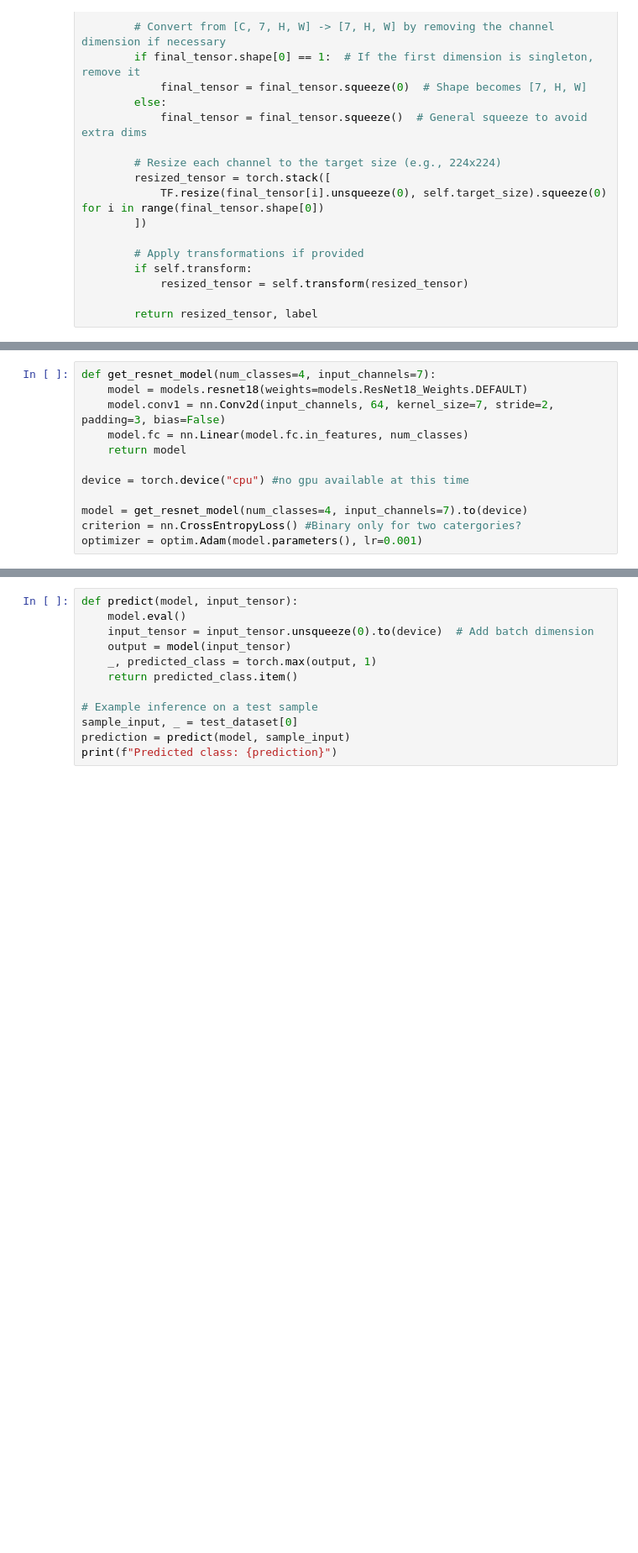
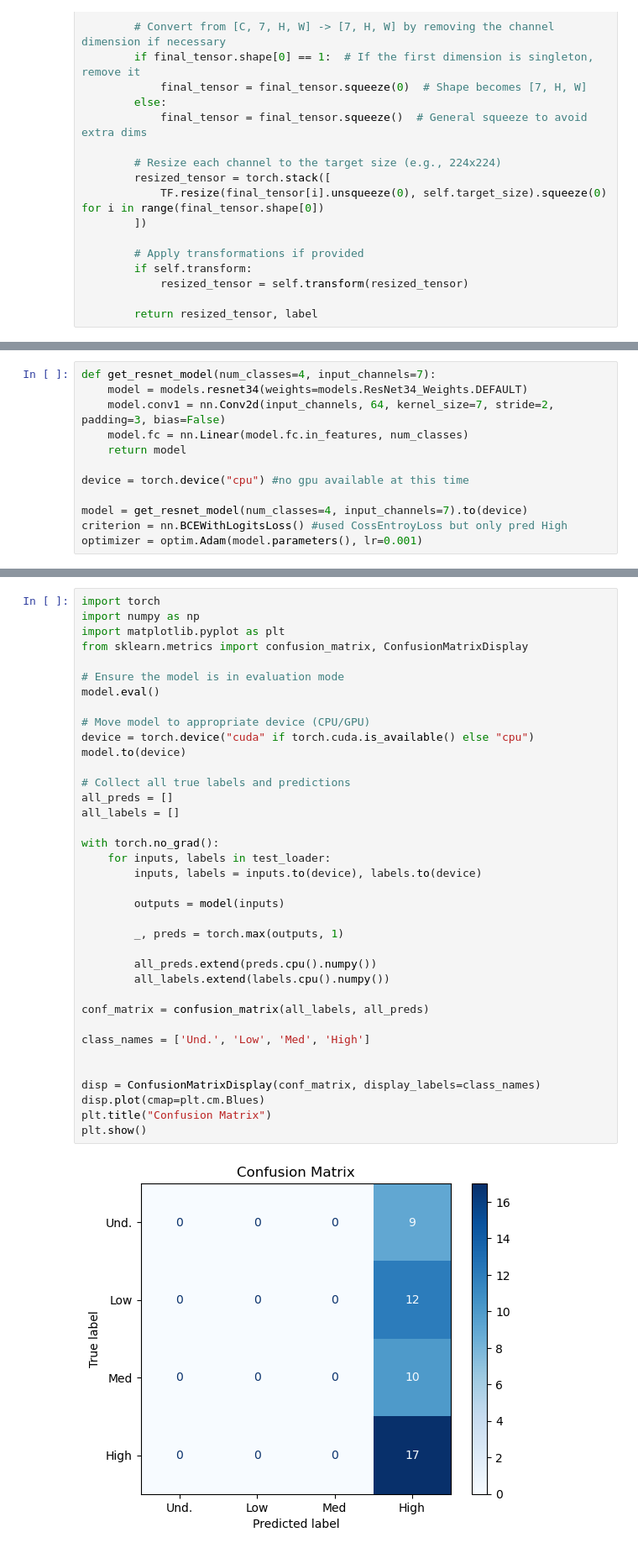
Before and after one commit to noahbenson/ANSA, a Jupyter notebook: ResNet.ipynb, the cells around one changed output, grey strips where cells are left out. Shown at 84% size. Saved outputs shown, nothing was run; the diff lists cells and outputs as text; blank space fills up the shorter version.

Commit message:
ResNet36
Changed loss to BCEWithLogits

```diff
--- a/ResNet.ipynb
+++ b/ResNet.ipynb
@@ -177,6 +215,6 @@ for batch in train_loader:
 # %%
 def get_resnet_model(num_classes=4, input_channels=7):
-    model = models.resnet18(weights=models.ResNet18_Weights.DEFAULT)
+    model = models.resnet34(weights=models.ResNet34_Weights.DEFAULT)
     model.conv1 = nn.Conv2d(input_channels, 64, kernel_size=7, stride=2, padding=3, bias=False)
     model.fc = nn.Linear(model.fc.in_features, num_classes)
     return model
@@ -184,6 +222,6 @@ def get_resnet_model(num_classes=4, input_channels=7):
 device = torch.device("cpu") #no gpu available at this time
 
 model = get_resnet_model(num_classes=4, input_channels=7).to(device)
-criterion = nn.CrossEntropyLoss() #Binary only for two catergories?
+criterion = nn.BCEWithLogitsLoss() #used CossEntroyLoss but only pred High
 optimizer = optim.Adam(model.parameters(), lr=0.001)
 # %%
@@ -254,12 +327,39 @@ print("Model loaded for inference.")
-# %%
-def predict(model, input_tensor):
-    model.eval()
-    input_tensor = input_tensor.unsqueeze(0).to(device)  # Add batch dimension
-    output = model(input_tensor)
-    _, predicted_class = torch.max(output, 1)
-    return predicted_class.item()
-
-# Example inference on a test sample
-sample_input, _ = test_dataset[0]
-prediction = predict(model, sample_input)
-print(f"Predicted class: {prediction}")
+# %%
+import torch
+import numpy as np
+import matplotlib.pyplot as plt
+from sklearn.metrics import confusion_matrix, ConfusionMatrixDisplay
+
+# Ensure the model is in evaluation mode
+model.eval()
+
+# Move model to appropriate device (CPU/GPU)
+device = torch.device("cuda" if torch.cuda.is_available() else "cpu")
+model.to(device)
+
+# Collect all true labels and predictions
+all_preds = []
+all_labels = []
+
+with torch.no_grad():
+    for inputs, labels in test_loader:
+        inputs, labels = inputs.to(device), labels.to(device)
+
+        outputs = model(inputs)
+
+        _, preds = torch.max(outputs, 1)
+
+        all_preds.extend(preds.cpu().numpy())
+        all_labels.extend(labels.cpu().numpy())
+
+conf_matrix = confusion_matrix(all_labels, all_preds)
+
+class_names = ['Und.', 'Low', 'Med', 'High']
+
+
+disp = ConfusionMatrixDisplay(conf_matrix, display_labels=class_names)
+disp.plot(cmap=plt.cm.Blues)
+plt.title("Confusion Matrix")
+plt.show()
+# %% [output]
+[figure, added]
```
Also changed, not shown: parts of 8 cells of this notebook, 1 other file.
